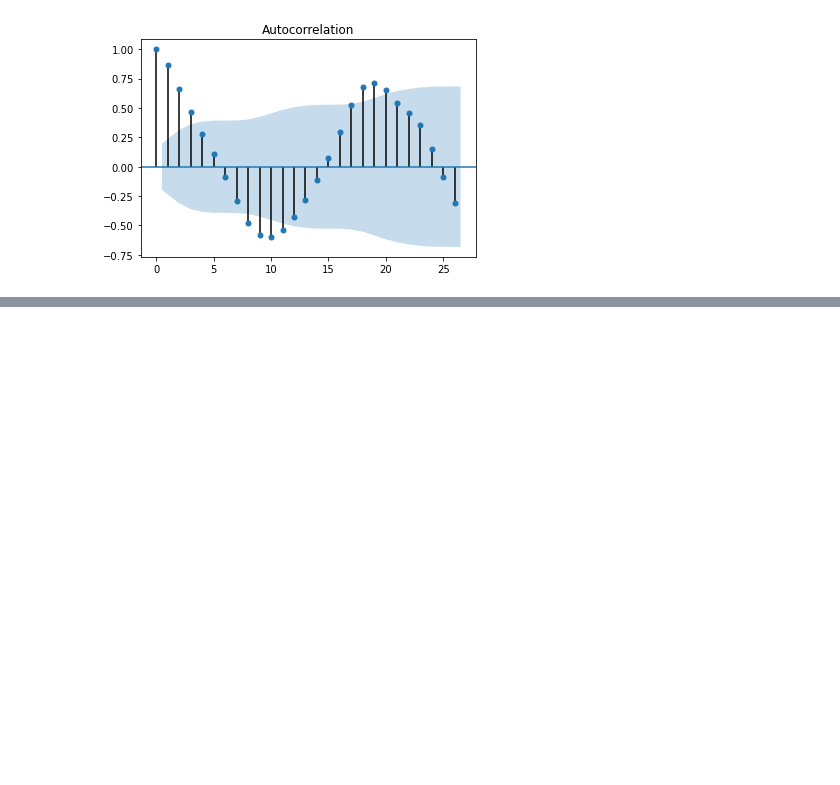
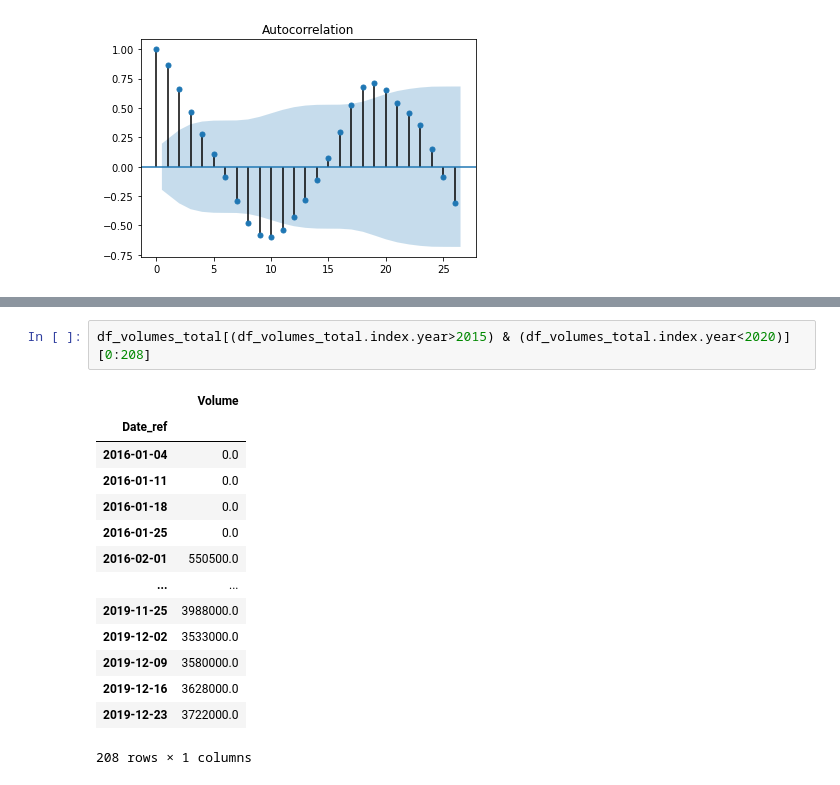
Before and after one commit to matozqui/Berries_Pricing, a Jupyter notebook: Spain/ES_Prices_2_Exploration.ipynb, the cells around one changed output, grey strips where cells are left out. Cells and saved outputs as stored; diff of their text form; blank space fills up the shorter version.

```diff
--- a/Spain/ES_Prices_2_Exploration.ipynb
+++ b/Spain/ES_Prices_2_Exploration.ipynb
@@ -158,0 +203,17 @@ plot_acf(df_volumes_es_nozero,lags=26,unbiased=True);
+# %%
+df_volumes_total[(df_volumes_total.index.year>2015) & (df_volumes_total.index.year<2020)][0:208]
+# %% [output]
+|  | Volume |
+| Date_ref |  |
+| 2016-01-04 | 0.0 |
+| 2016-01-11 | 0.0 |
+| 2016-01-18 | 0.0 |
+| 2016-01-25 | 0.0 |
+| 2016-02-01 | 550500.0 |
+| ... | ... |
+| 2019-11-25 | 3988000.0 |
+| 2019-12-02 | 3533000.0 |
+| 2019-12-09 | 3580000.0 |
+| 2019-12-16 | 3628000.0 |
+| 2019-12-23 | 3722000.0 |
+208 rows × 1 columns
```
Also changed, not shown: parts of 8 cells of this notebook, 9 other files.
